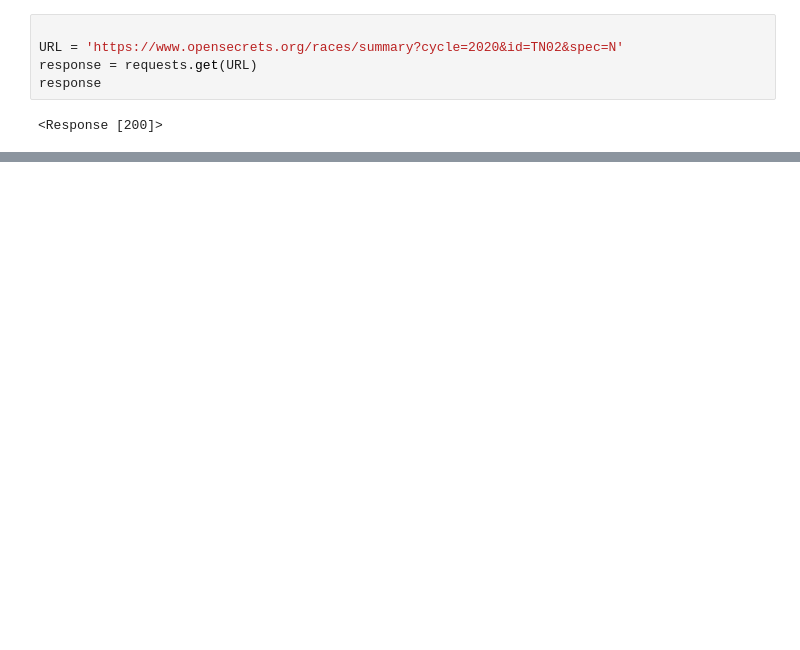
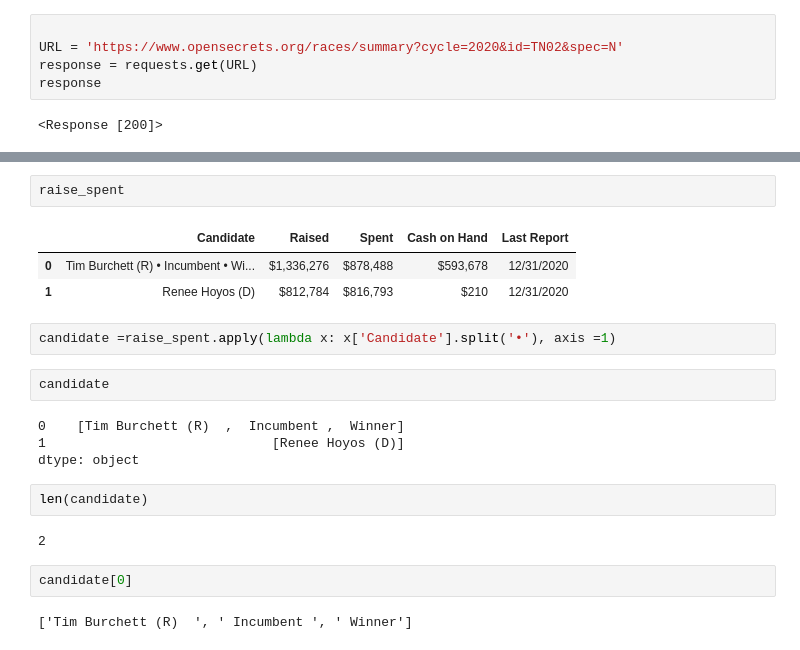
Before and after one commit to nss-data-science-cohort-5/webscraping_open_secrets-purple-pumas-2, a Jupyter notebook: azhang_1_open_secrets.ipynb, the cells around one changed output, grey strips where cells are left out. Saved outputs shown, nothing was run; the diff lists cells and outputs as text; blank space fills up the shorter version.

```diff
--- a/azhang_1_open_secrets.ipynb
+++ b/azhang_1_open_secrets.ipynb
@@ -15,0 +85,22 @@ print(soup.prettify())
+# %%
+raise_spent
+# %% [output]
+|  | Candidate | Raised | Spent | Cash on Hand | Last Report |
+| 0 | Tim Burchett (R) • Incumbent • Wi... | $1,336,276 | $878,488 | $593,678 | 12/31/2020 |
+| 1 | Renee Hoyos (D) | $812,784 | $816,793 | $210 | 12/31/2020 |
+# %%
+candidate =raise_spent.apply(lambda x: x['Candidate'].split('•'), axis =1)
+# %%
+candidate
+# %% [output]
+0    [Tim Burchett (R)  ,  Incumbent ,  Winner]
+1                             [Renee Hoyos (D)]
+dtype: object
+# %%
+len(candidate)
+# %% [output]
+2
+# %%
+candidate[0]
+# %% [output]
+['Tim Burchett (R)  ', ' Incumbent ', ' Winner']
```
Also changed, not shown: parts of 17 cells of this notebook.
